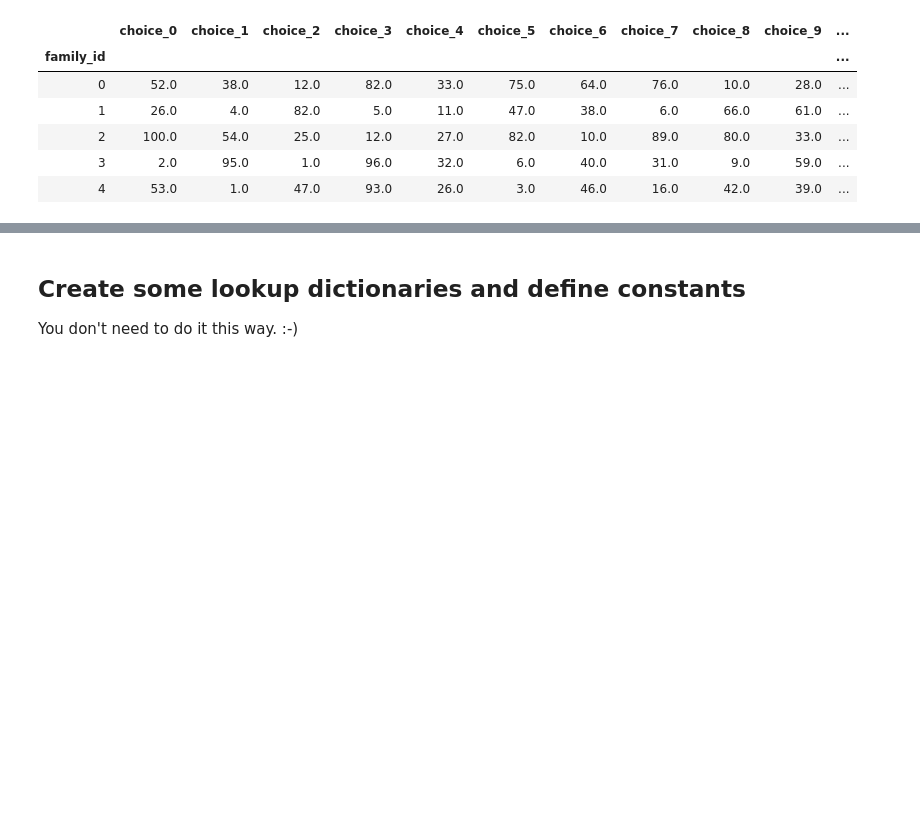
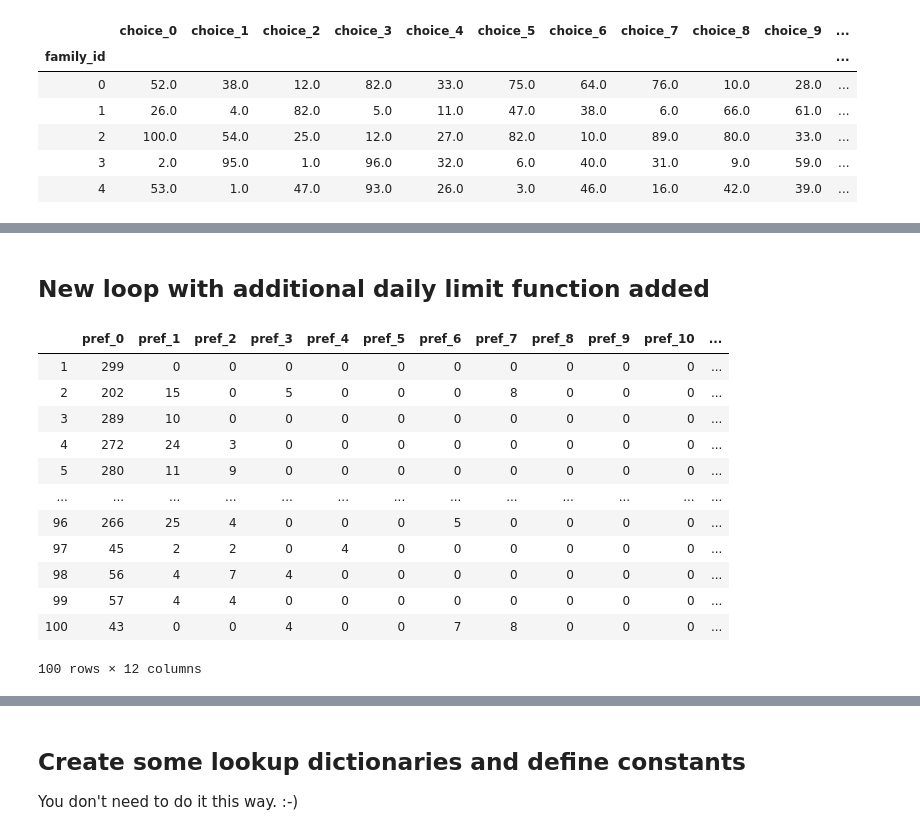
Before and after one commit to tdrumhel1/santa, a Jupyter notebook: santa-notebook-v1.ipynb, the cells around one changed output, grey strips where cells are left out. Cells and saved outputs as stored; diff of their text form; code cells hidden in the pictures; blank space fills up the shorter version.

```diff
--- a/santa-notebook-v1.ipynb
+++ b/santa-notebook-v1.ipynb
@@ -278,0 +305,2 @@ Name: choice_9, Length: 5000, dtype: int64
+# %% [markdown]
+## New loop with additional daily limit function added
@@ -278,0 +329,16 @@ Name: choice_9, Length: 5000, dtype: int64
+# %%
+occupancy
+# %% [output]
+|  | pref_0 | pref_1 | pref_2 | pref_3 | pref_4 | pref_5 | pref_6 | pref_7 | pref_8 | pref_9 | pref_10 | ... |
+| 1 | 299 | 0 | 0 | 0 | 0 | 0 | 0 | 0 | 0 | 0 | 0 | ... |
+| 2 | 202 | 15 | 0 | 5 | 0 | 0 | 0 | 8 | 0 | 0 | 0 | ... |
+| 3 | 289 | 10 | 0 | 0 | 0 | 0 | 0 | 0 | 0 | 0 | 0 | ... |
+| 4 | 272 | 24 | 3 | 0 | 0 | 0 | 0 | 0 | 0 | 0 | 0 | ... |
+| 5 | 280 | 11 | 9 | 0 | 0 | 0 | 0 | 0 | 0 | 0 | 0 | ... |
+| ... | ... | ... | ... | ... | ... | ... | ... | ... | ... | ... | ... | ... |
+| 96 | 266 | 25 | 4 | 0 | 0 | 0 | 5 | 0 | 0 | 0 | 0 | ... |
+| 97 | 45 | 2 | 2 | 0 | 4 | 0 | 0 | 0 | 0 | 0 | 0 | ... |
+| 98 | 56 | 4 | 7 | 4 | 0 | 0 | 0 | 0 | 0 | 0 | 0 | ... |
+| 99 | 57 | 4 | 4 | 0 | 0 | 0 | 0 | 0 | 0 | 0 | 0 | ... |
+| 100 | 43 | 0 | 0 | 4 | 0 | 0 | 7 | 8 | 0 | 0 | 0 | ... |
+100 rows × 12 columns
```
Also changed, not shown: parts of 31 cells of this notebook, 1 other file.
